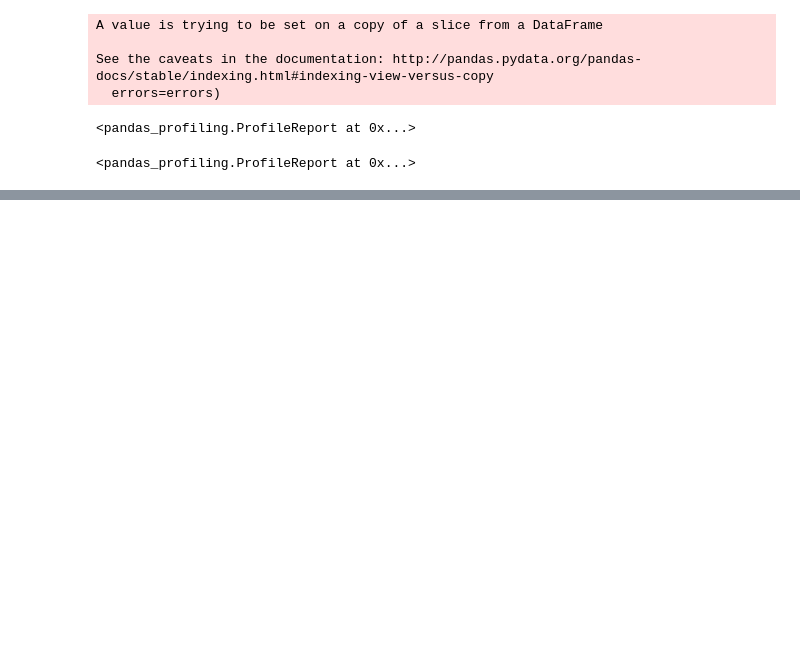
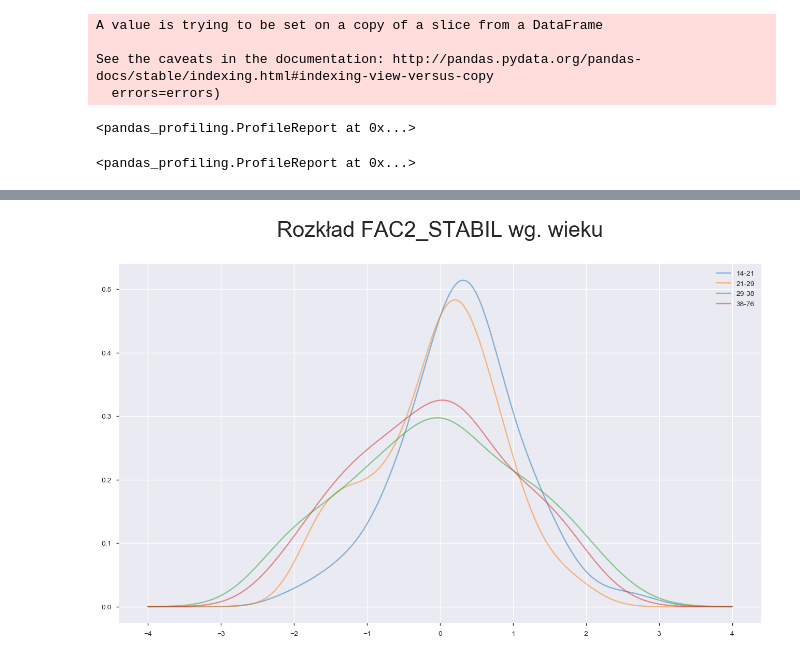
Before and after one commit to Siemashko/CNKStudyOnEmotions, a Jupyter notebook: Projekt emocje.ipynb, the cells around one changed output, grey strips where cells are left out. Saved outputs shown, nothing was run; the diff lists cells and outputs as text; code cells hidden in the pictures; blank space fills up the shorter version.

```diff
--- a/Projekt emocje.ipynb
+++ b/Projekt emocje.ipynb
@@ -98,0 +124,4 @@ IntText(value=3)
+# %%
+plot_factor_grouped_by_age('FAC2_STABIL')
+# %% [output]
+[figure, added]
```
Also changed, not shown: parts of 4 cells of this notebook.
